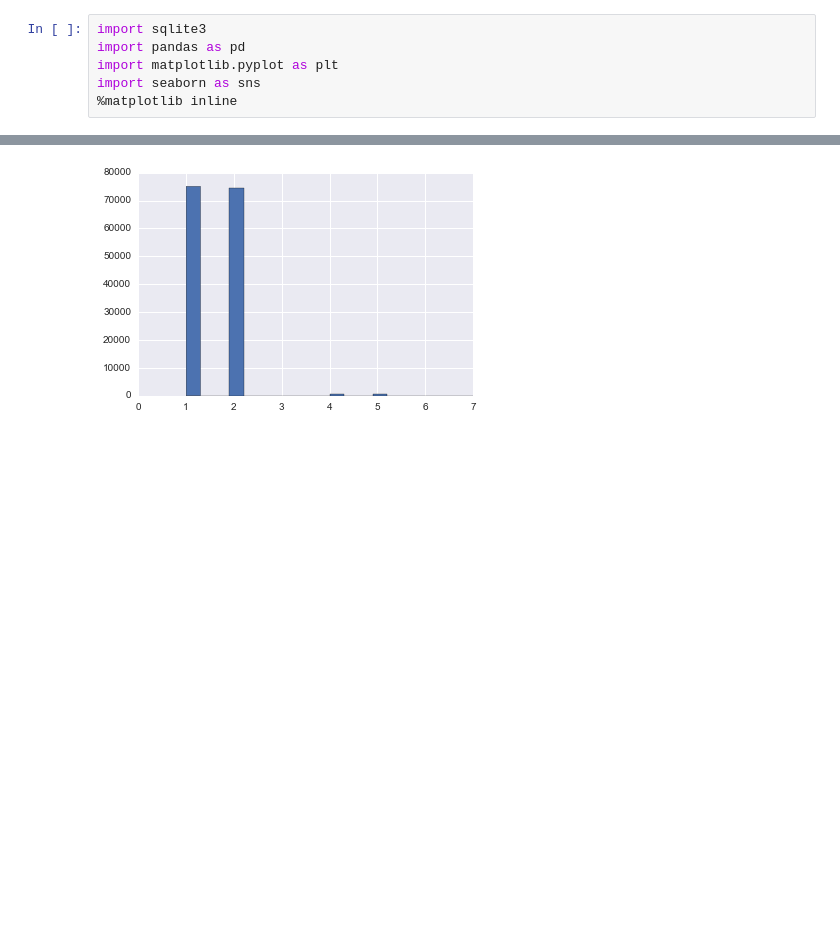
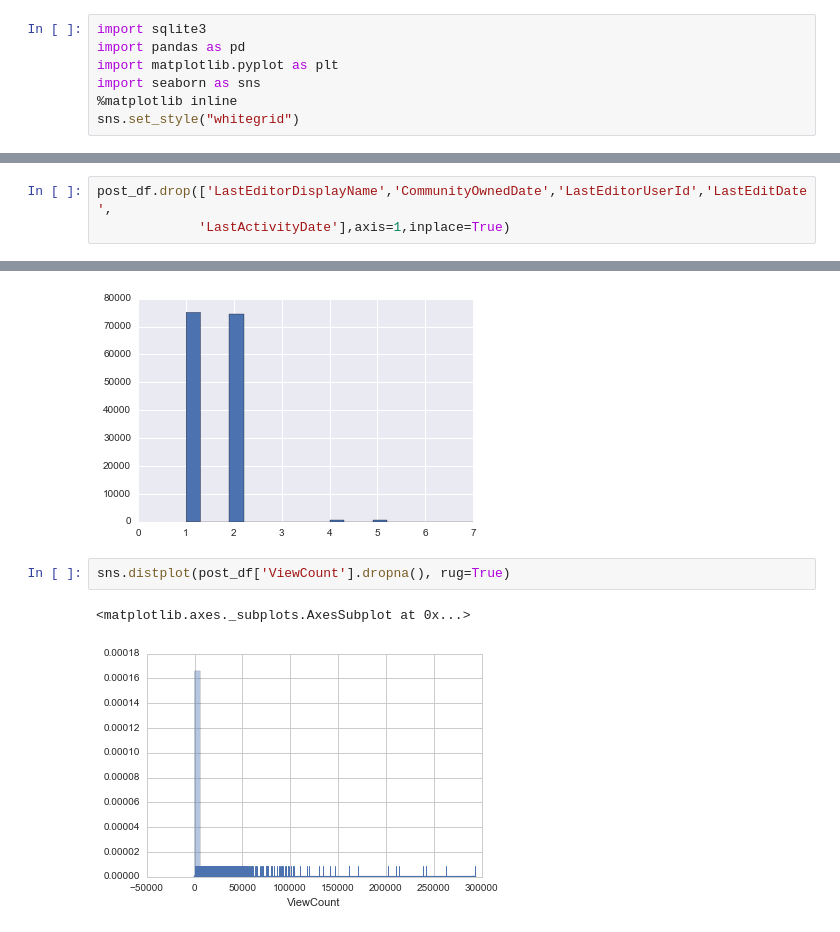
Before and after one commit to jpzhangvincent/StackOverflow-MLproject, a Jupyter notebook: Data/read_data_example.ipynb, the cells around one changed output, grey strips where cells are left out. Saved outputs shown, nothing was run; the diff lists cells and outputs as text; blank space fills up the shorter version.

```diff
--- a/Data/read_data_example.ipynb
+++ b/Data/read_data_example.ipynb
@@ -4,6 +4,7 @@ import pandas as pd
 import matplotlib.pyplot as plt
 import seaborn as sns
 %matplotlib inline
+sns.set_style("whitegrid")
 # %%
 conn = sqlite3.connect('crossvalidated.db')
 # %%
@@ -65,3 +126,6 @@ post_df.describe()
+# %%
+post_df.drop(['LastEditorDisplayName','CommunityOwnedDate','LastEditorUserId','LastEditDate',
+             'LastActivityDate'],axis=1,inplace=True)
 # %%
 post_df['Score'].hist(bins=20)
 # %% [output]
@@ -72,3 +136,8 @@ post_df['PostTypeId'].hist(bins=20)
 # %% [output]
 <matplotlib.axes._subplots.AxesSubplot at 0x...>
 [figure]
+# %%
+sns.distplot(post_df['ViewCount'].dropna(), rug=True)
+# %% [output]
+<matplotlib.axes._subplots.AxesSubplot at 0x...>
+[figure, added]
```
Also changed, not shown: parts of 22 cells of this notebook.
